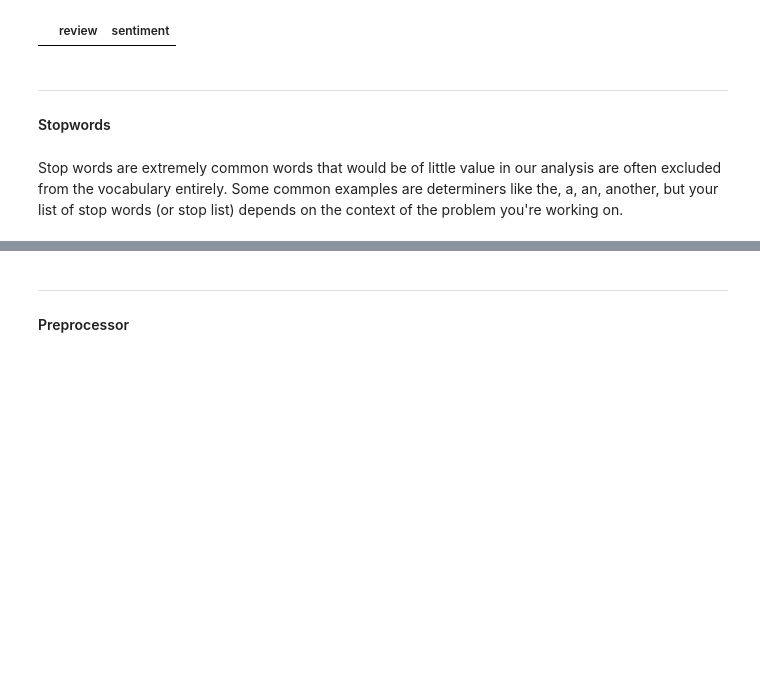
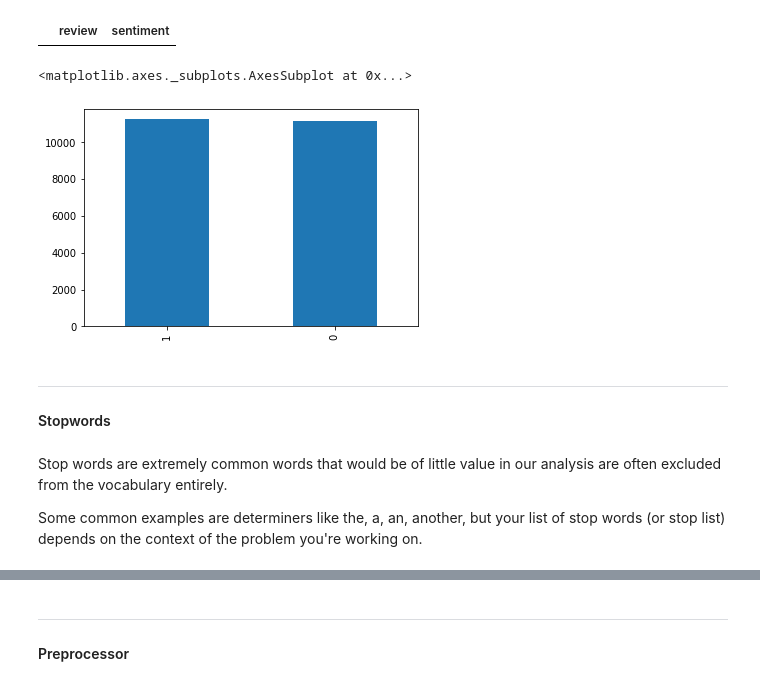
Before and after one commit to natuan310/w5-Sentiment-Classification-By-NLP-Logistic-Regression, a Jupyter notebook: w5-Sentiment-Classification-By-NLP-Logistic-Regression.ipynb, the cells around one changed output, grey strips where cells are left out. Saved outputs shown, nothing was run; the diff lists cells and outputs as text; code cells hidden in the pictures; blank space fills up the shorter version.

```diff
--- a/w5-Sentiment-Classification-By-NLP-Logistic-Regression.ipynb
+++ b/w5-Sentiment-Classification-By-NLP-Logistic-Regression.ipynb
@@ -94,8 +104,16 @@ sentiment[sentiment['review'].isnull()]
 sentiment[sentiment['sentiment'].isnull()]
 # %% [output]
 |  | review | sentiment |
+# %%
+# Use plot to evaluate weight of each class in sentiment value
+sentiment.sentiment.value_counts().plot(kind='bar')
+# %% [output]
+<matplotlib.axes._subplots.AxesSubplot at 0x...>
+[figure, added]
 # %% [markdown]
 ---
 #### Stopwords
 # %% [markdown]
-Stop words are extremely common words that would be of little value in our analysis are often excluded from the vocabulary entirely. Some common examples are determiners like the, a, an, another, but your list of stop words (or stop list) depends on the context of the problem you're working on.
+Stop words are extremely common words that would be of little value in our analysis are often excluded from the vocabulary entirely.
+
+Some common examples are determiners like the, a, an, another, but your list of stop words (or stop list) depends on the context of the problem you're working on.
```
Also changed, not shown: parts of 20 cells of this notebook.
